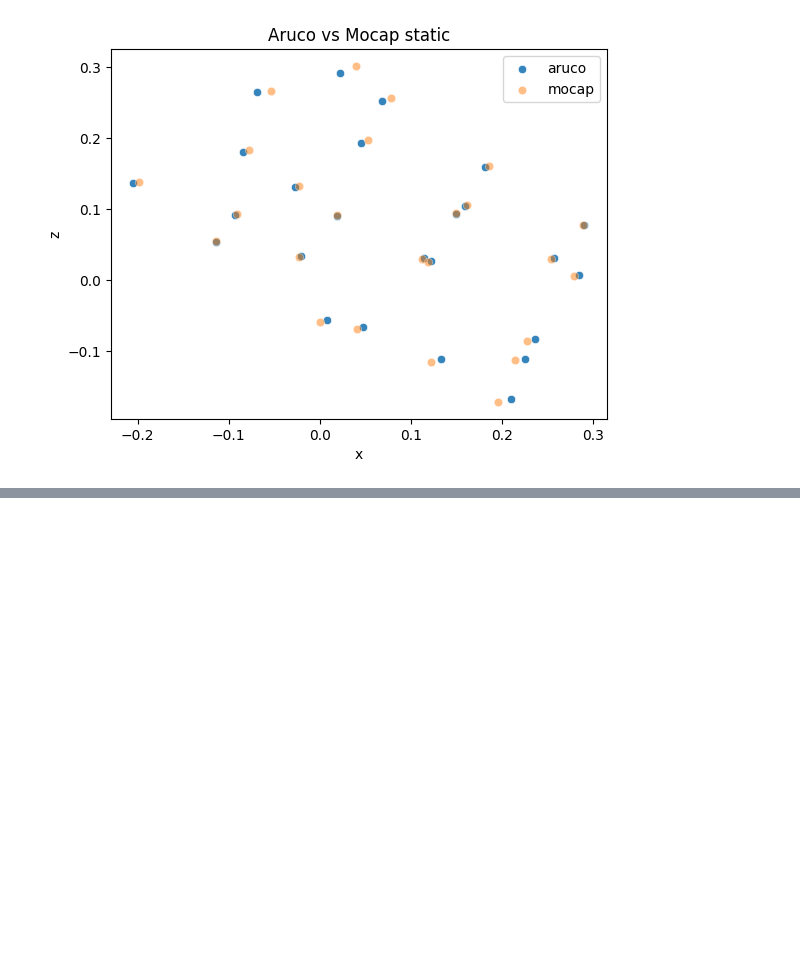
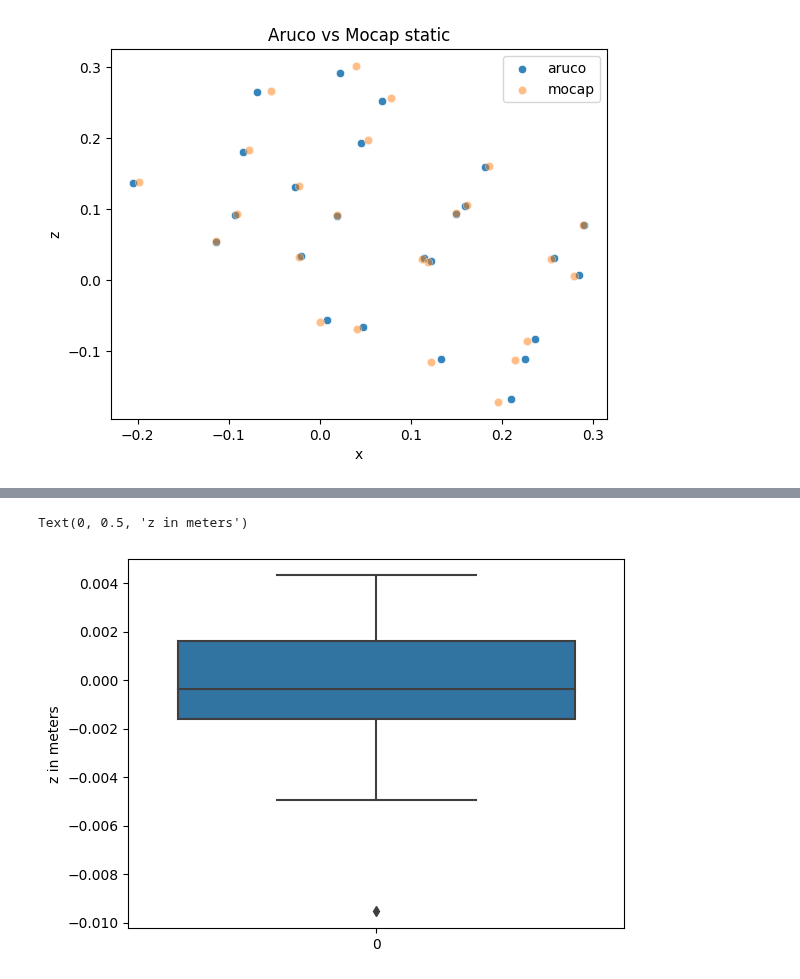
Before and after one commit to SujithChristopher/armbo, a Jupyter notebook: speed_bins/analysis_spots_multi.ipynb, the cells around one changed output, grey strips where cells are left out. Drawn from its saved outputs; the diff is of its cells as text; code cells hidden in the pictures; blank space fills up the shorter version.

```diff
--- a/speed_bins/analysis_spots_multi.ipynb
+++ b/speed_bins/analysis_spots_multi.ipynb
@@ -314,0 +322,6 @@ Text(0.5, 1.0, 'Aruco vs Mocap static')
+# %%
+sns.boxplot(data=err_z.to_pandas())
+plt.ylabel('z in meters')
+# %% [output]
+Text(0, 0.5, 'z in meters')
+[figure, added]
```
Also changed, not shown: parts of 4 cells of this notebook, 7 other files.
